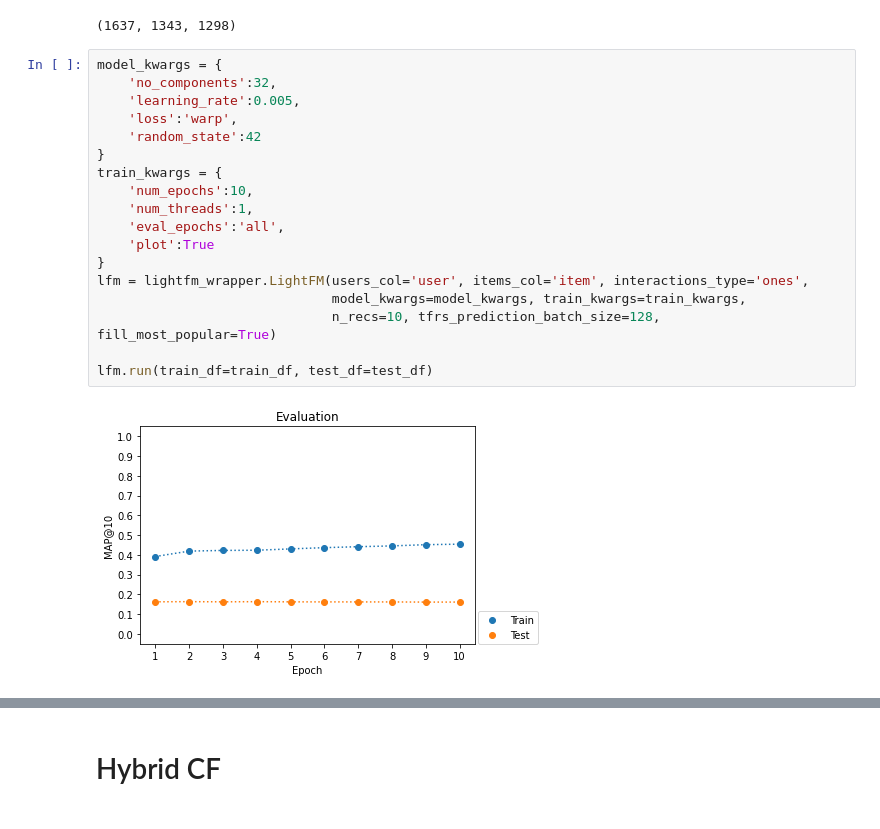
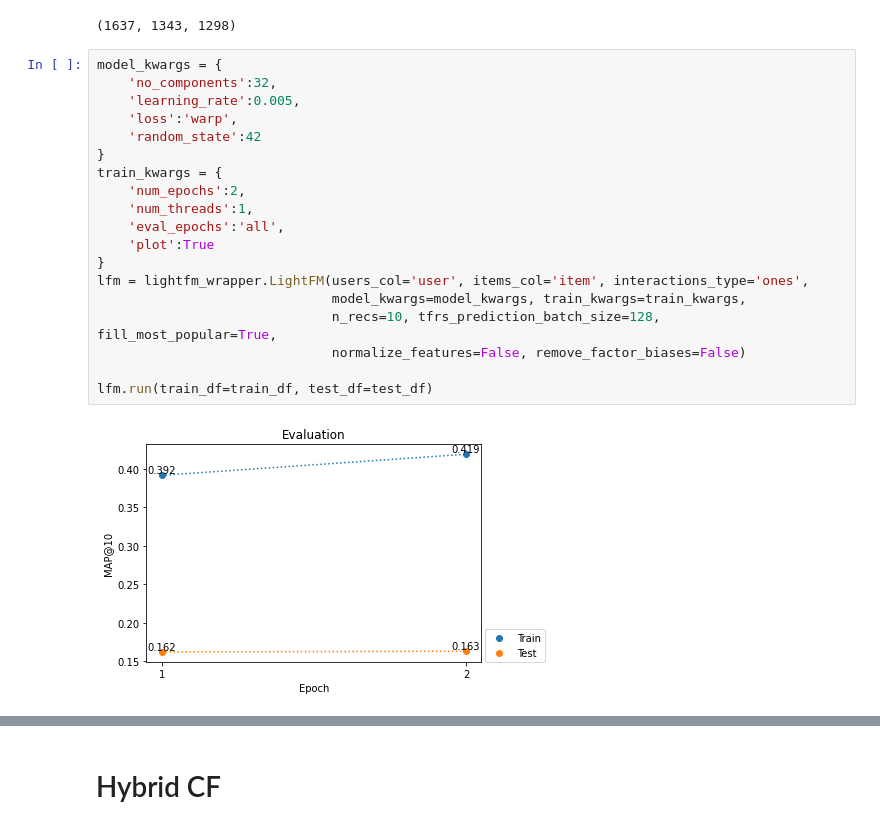
Before and after one commit to dpalbrecht/pyrecs, a Jupyter notebook: examples/MovieLens100K_LightFM.ipynb, the cells around one changed output, grey strips where cells are left out. Cells and saved outputs as stored; diff of their text form.

```diff
--- a/examples/MovieLens100K_LightFM.ipynb
+++ b/examples/MovieLens100K_LightFM.ipynb
@@ -55,20 +55,21 @@ train_df['item'].nunique(), test_df['item'].nunique(), len(set(train_df['item'].
 # %%
 model_kwargs = {
     'no_components':32,
     'learning_rate':0.005,
     'loss':'warp',
     'random_state':42
 }
 train_kwargs = {
-    'num_epochs':10,
+    'num_epochs':2,
     'num_threads':1,
     'eval_epochs':'all',
     'plot':True
 }
 lfm = lightfm_wrapper.LightFM(users_col='user', items_col='item', interactions_type='ones',
                               model_kwargs=model_kwargs, train_kwargs=train_kwargs,
-                              n_recs=10, tfrs_prediction_batch_size=128, fill_most_popular=True)
+                              n_recs=10, tfrs_prediction_batch_size=128, fill_most_popular=True,
+                              normalize_features=False, remove_factor_biases=False)
 
 lfm.run(train_df=train_df, test_df=test_df)
 # %% [output]
-[figure, old version]
+[figure, new version]
```
Also changed, not shown: parts of 8 cells of this notebook, 3 other files.
